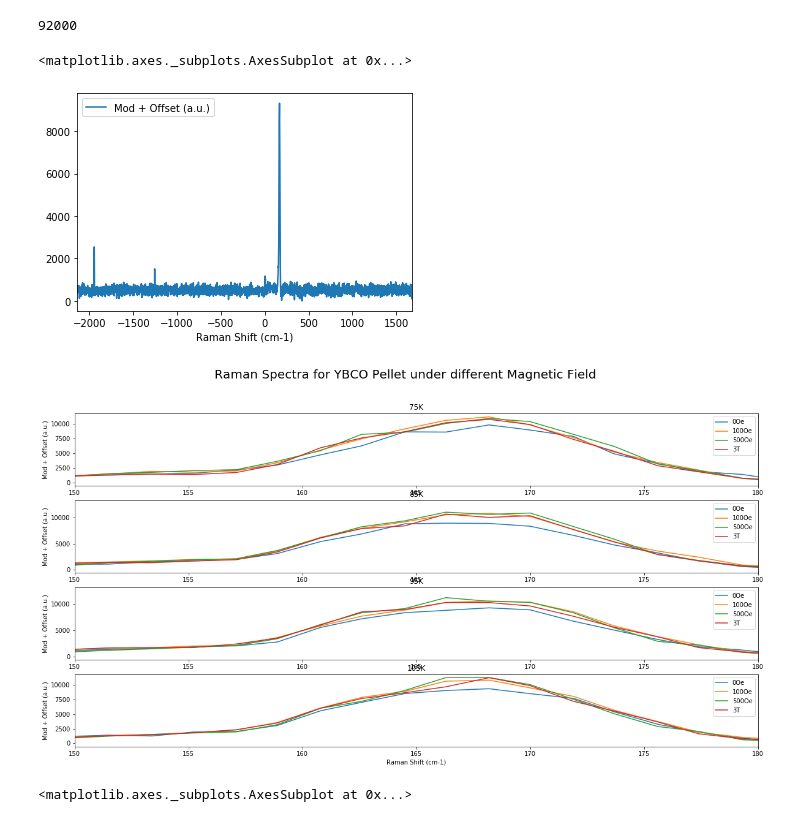
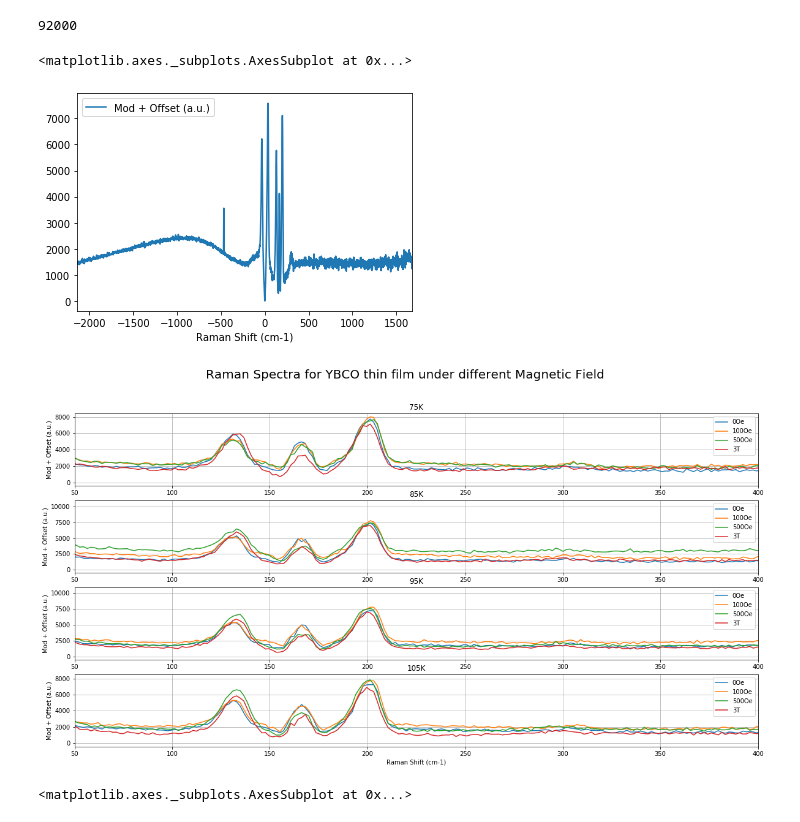
Before and after one commit to SweynAn/YBCOSuperConductor, a Jupyter notebook: First Draft/133DataAnalysis.ipynb, the cells around one changed output. Drawn from its saved outputs; the diff is of its cells as text; code cells hidden in the pictures.

```diff
--- a/First Draft/133DataAnalysis.ipynb
+++ b/First Draft/133DataAnalysis.ipynb
@@ -38,10 +38,14 @@ plt.show()
 
 fig,ax = plt.subplots()
 fig.set_size_inches(20,10)
-for temp in [0,20,40]:
-    ax.plot(spectralist[temp][xStr],spectralist[temp][yStr],label=temp+60)
-    ax.set_xlim(100,180)
-    ax.set_ylim(0,9000)
+
+# offset is optional and could be removed
+offset = 0
+for temp in [0,10,20,30,40]:
+    ax.plot(spectralist[temp][xStr],spectralist[temp][yStr]+temp*offset,label=temp+60)
+    ax.set_xlim(100,400)
+    ax.set_ylim(0,8000)
+    ax.grid(True)
 
 plt.xlabel(xStr)
 plt.ylabel(yStr)
@@ -70,10 +74,10 @@ df2.plot(xStr,yStr)
 # Clean previous data first, prefered manipulation
 # Read the data for 0Oe, 100Oe, 500Oe and 3T with sweep of 60K to 105K
 # P stands for pellet
-Pdata0 = pd.read_csv('pellet/0_60_105K.csv',delimiter = ',')
-Pdata100 =  pd.read_csv('pellet/100_60_105K.csv',delimiter = ',')
-Pdata500 =  pd.read_csv('pellet/500_60_105K.csv',delimiter = ',')
-Pdata3T =  pd.read_csv('pellet/3T_60_105K.csv',delimiter = ',')
+Pdata0 = pd.read_csv('0_60_105K.csv',delimiter = ',')
+Pdata100 =  pd.read_csv('100_60_105K.csv',delimiter = ',')
+Pdata500 =  pd.read_csv('500_60_105K.csv',delimiter = ',')
+Pdata3T =  pd.read_csv('3T_60_105K.csv',delimiter = ',')
 xStr = 'Raman Shift (cm-1)'
 yStr = 'Mod + Offset (a.u.)'
 spec0 = Pdata0[[yStr,xStr]]
@@ -108,44 +112,49 @@ len(Pspectralist)
 Pspectralist[0].plot(xStr,yStr)
 # %% [output]
 <matplotlib.axes._subplots.AxesSubplot at 0x...>
-[figure, old version]
+[figure, new version]
 # %%
 fig,axs = plt.subplots(4)
 fig.set_size_inches(20,10)
 Plegend = ['0Oe','100Oe','500Oe','3T']
 PT = 25
-xlow = 150
-xhigh = 180
+xlow = 50
+xhigh = 400
 
 for t in [PT,PT+46,PT+92,PT+138]:
     axs[0].plot(Pspectralist[t-10][xStr],Pspectralist[t-10][yStr],label=Plegend[int(t/46)])
     axs[0].set_title('75K')
     axs[0].set_xlim(xlow,xhigh)
     axs[0].legend()
+    axs[0].grid(True)
     axs[1].plot(Pspectralist[t][xStr],Pspectralist[t][yStr],label=Plegend[int(t/46)])
     axs[1].legend()
     axs[1].set_title('85K')
     axs[1].set_xlim(xlow,xhigh)
+    axs[1].grid(True)
     axs[2].plot(Pspectralist[t+10][xStr],Pspectralist[t+10][yStr],label=Plegend[int(t/46)])
     axs[2].legend()
     axs[2].set_title('95K')
     axs[2].set_xlim(xlow,xhigh)
+    axs[2].grid(True)
     axs[3].plot(Pspectralist[t+20][xStr],Pspectralist[t+20][yStr],label=Plegend[int(t/46)])
     axs[3].legend()
     axs[3].set_title('105K')
     axs[3].set_xlim(xlow,xhigh)
+    axs[3].grid(True)
+
 
 for ax in axs.flat:
     ax.set(ylabel = yStr)
 
 axs[3].set(xlabel=xStr)
 
-fig.suptitle('Raman Spectra for YBCO Pellet under different Magnetic Field', fontsize = 20)
+fig.suptitle('Raman Spectra for YBCO thin film under different Magnetic Field', fontsize = 20)
 plt.show()
 
 # Reference code: https://matplotlib.org/devdocs/gallery/subplots_axes_and_figures/subplots_demo.html
 # %% [output]
-[figure, old version]
+[figure, new version]
 # %%
 # Data of LaAlO, S stands for substrate
 # Then we hope to take a look at the influence of magnetic field data
```
Also changed, not shown: parts of 2 cells of this notebook, 1 other file.
